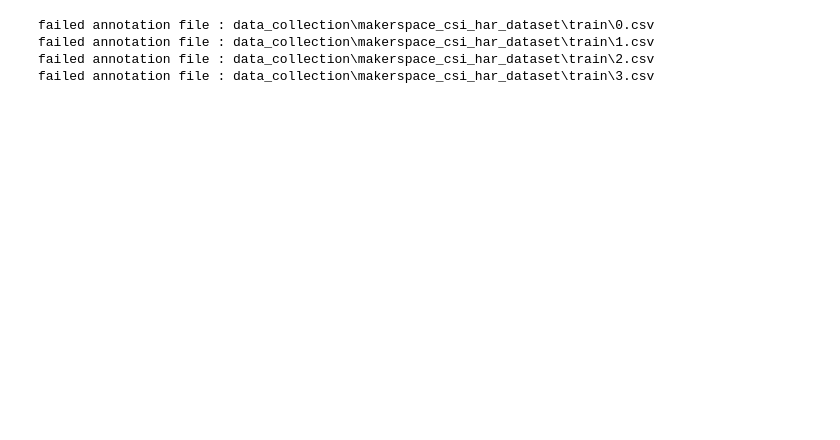
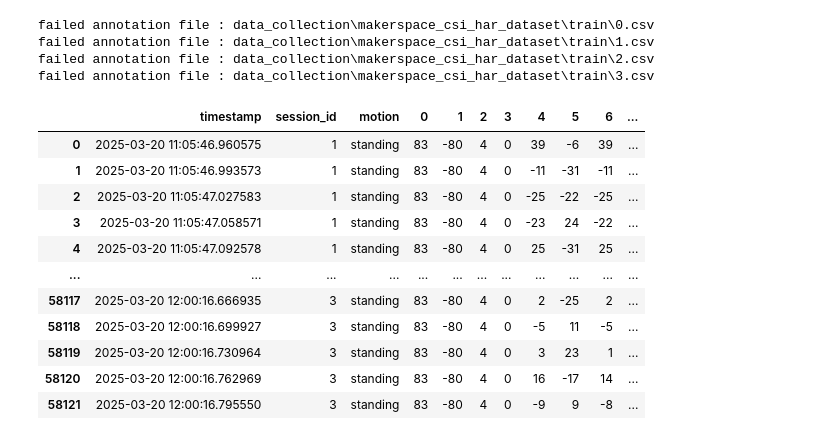
Before and after one commit to ProProcer/csi-project, a Jupyter notebook: parsing_data.ipynb, the cells around one changed output. Saved outputs shown, nothing was run; the diff lists cells and outputs as text; code cells hidden in the pictures; blank space fills up the shorter version.

```diff
--- a/parsing_data.ipynb
+++ b/parsing_data.ipynb
@@ -202,5 +189,19 @@ failed annotation file : data_collection\makerspace_csi_har_dataset\train\1.csv
 failed annotation file : data_collection\makerspace_csi_har_dataset\train\2.csv
 failed annotation file : data_collection\makerspace_csi_har_dataset\train\3.csv
 # %%
-time_sum
+df = pd.read_csv("makerspace_data/train.csv", index_col = 0)
+df.timestamp = pd.to_datetime(df.timestamp)
+df
 # %% [output]
+|  | timestamp | session_id | motion | 0 | 1 | 2 | 3 | 4 | 5 | 6 | ... |
+| 0 | 2025-03-20 11:05:46.960575 | 1 | standing | 83 | -80 | 4 | 0 | 39 | -6 | 39 | ... |
+| 1 | 2025-03-20 11:05:46.993573 | 1 | standing | 83 | -80 | 4 | 0 | -11 | -31 | -11 | ... |
+| 2 | 2025-03-20 11:05:47.027583 | 1 | standing | 83 | -80 | 4 | 0 | -25 | -22 | -25 | ... |
+| 3 | 2025-03-20 11:05:47.058571 | 1 | standing | 83 | -80 | 4 | 0 | -23 | 24 | -22 | ... |
+| 4 | 2025-03-20 11:05:47.092578 | 1 | standing | 83 | -80 | 4 | 0 | 25 | -31 | 25 | ... |
+| ... | ... | ... | ... | ... | ... | ... | ... | ... | ... | ... | ... |
+| 58117 | 2025-03-20 12:00:16.666935 | 3 | standing | 83 | -80 | 4 | 0 | 2 | -25 | 2 | ... |
+| 58118 | 2025-03-20 12:00:16.699927 | 3 | standing | 83 | -80 | 4 | 0 | -5 | 11 | -5 | ... |
+| 58119 | 2025-03-20 12:00:16.730964 | 3 | standing | 83 | -80 | 4 | 0 | 3 | 23 | 1 | ... |
+| 58120 | 2025-03-20 12:00:16.762969 | 3 | standing | 83 | -80 | 4 | 0 | 16 | -17 | 14 | ... |
+| 58121 | 2025-03-20 12:00:16.795550 | 3 | standing | 83 | -80 | 4 | 0 | -9 | 9 | -8 | ... |
```
Also changed, not shown: parts of 7 cells of this notebook, 1 other file.
